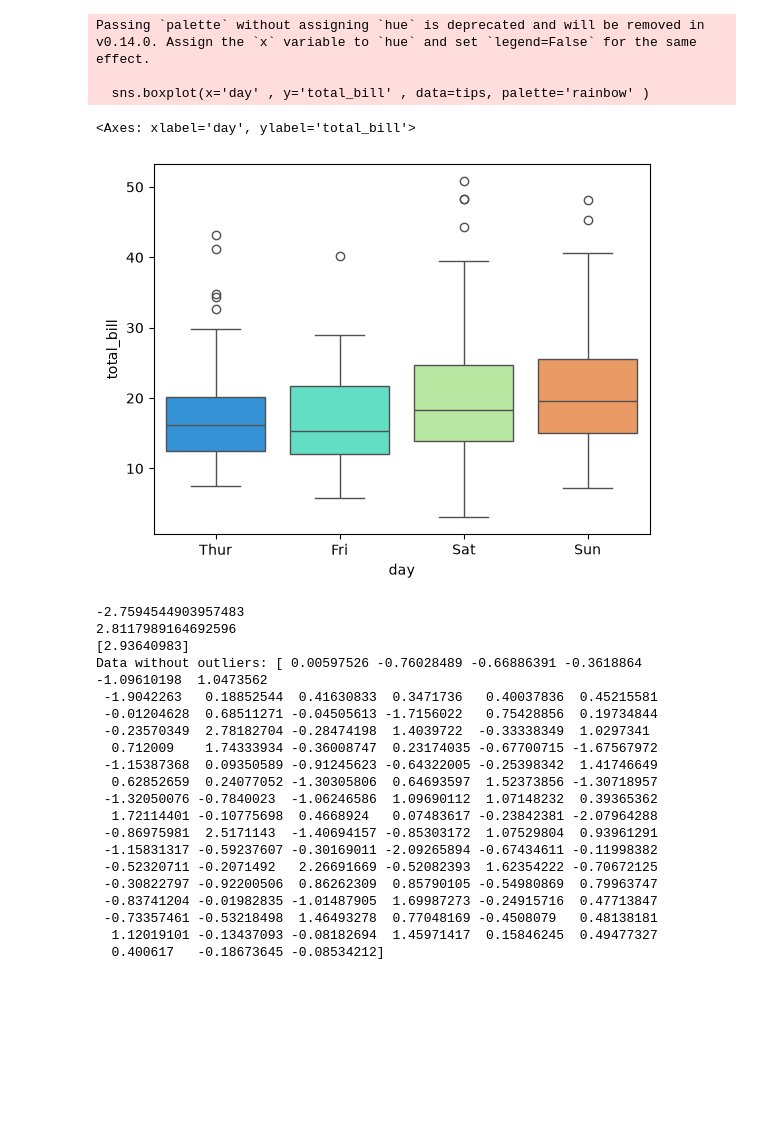
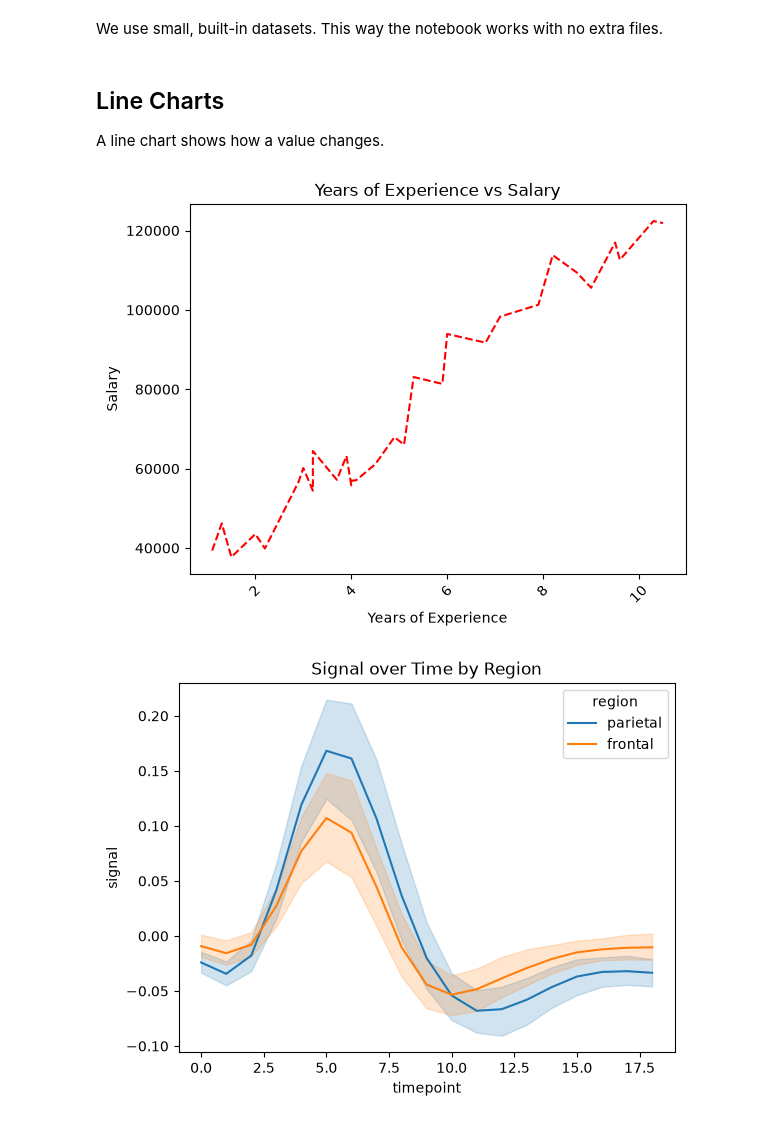
Before and after one commit to ahmed4mohamed4/machine_learning, a Jupyter notebook: 3_numpy_pandas_matplotlib/notebooks/matplotlib.ipynb, the cells around one changed output. Drawn from its saved outputs; the diff is of its cells as text; code cells hidden in the pictures; blank space fills up the shorter version.

```diff
--- a/3_numpy_pandas_matplotlib/notebooks/matplotlib.ipynb
+++ b/3_numpy_pandas_matplotlib/notebooks/matplotlib.ipynb
@@ -138,45 +12,33 @@ tips.head()
-# %%
-sns.boxplot(x='day' , y='total_bill' , data=tips, palette='rainbow' )
-# %% [output]
-Passing `palette` without assigning `hue` is deprecated and will be removed in v0.14.0. Assign the `x` variable to `hue` and set `legend=False` for the same effect.
-
-  sns.boxplot(x='day' , y='total_bill' , data=tips, palette='rainbow' )
-<Axes: xlabel='day', ylabel='total_bill'>
-[figure, removed]
-# %%
-df = np.random.normal(loc=0 , scale=1 , size=100)
-q1 , q3 = np.percentile(df , [25 , 75])
-IQR = q3 - q1
-lower_bound = q1 - (1.5 * IQR)
-upper_bound = q3 + (1.5 * IQR)
-outlier = (df < lower_bound) | (df > upper_bound)
-print(lower_bound)
-print(upper_bound)
-print(df[outlier])
-
-# Drop outliers — keep only values within bounds
-df_no_outliers = df[~outlier]  # ~ flips the boolean mask  ~gives the inverse — the values you want to keep.
-
-# Print cleaned data
-print("Data without outliers:", df_no_outliers)
-# %% [output]
--2.7594544903957483
-2.8117989164692596
-[2.93640983]
-Data without outliers: [ 0.00597526 -0.76028489 -0.66886391 -0.3618864  -1.09610198  1.0473562
- -1.9042263   0.18852544  0.41630833  0.3471736   0.40037836  0.45215581
- -0.01204628  0.68511271 -0.04505613 -1.7156022   0.75428856  0.19734844
- -0.23570349  2.78182704 -0.28474198  1.4039722  -0.33338349  1.0297341
-  0.712009    1.74333934 -0.36008747  0.23174035 -0.67700715 -1.67567972
- -1.15387368  0.09350589 -0.91245623 -0.64322005 -0.25398342  1.41746649
-  0.62852659  0.24077052 -1.30305806  0.64693597  1.52373856 -1.30718957
- -1.32050076 -0.7840023  -1.06246586  1.09690112  1.07148232  0.39365362
-  1.72114401 -0.10775698  0.4668924   0.07483617 -0.23842381 -2.07964288
- -0.86975981  2.5171143  -1.40694157 -0.85303172  1.07529804  0.93961291
- -1.15831317 -0.59237607 -0.30169011 -2.09265894 -0.67434611 -0.11998382
- -0.52320711 -0.2071492   2.26691669 -0.52082393  1.62354222 -0.70672125
- -0.30822797 -0.92200506  0.86262309  0.85790105 -0.54980869  0.79963747
- -0.83741204 -0.01982835 -1.01487905  1.69987273 -0.24915716  0.47713847
- -0.73357461 -0.53218498  1.46493278  0.77048169 -0.4508079   0.48138181
-  1.12019101 -0.13437093 -0.08182694  1.45971417  0.15846245  0.49477327
-  0.400617   -0.18673645 -0.08534212]
+# %% [markdown]
+We use small, built-in datasets.
+This way the notebook works with no extra files.
+# %%
+# Small salary dataset
+salary_df = pd.read_csv ("../data/salary_data.csv")
+
+# Load Seaborn's built-in datasets
+tips = sns.load_dataset ("tips")
+fmri = sns.load_dataset ("fmri")
+penguins = sns.load_dataset ("penguins")
+# %% [markdown]
+## Line Charts
+
+A line chart shows how a value changes.
+# %%
+### Line Plot (Matplotlib)
+plt.plot (salary_df ["YearsExperience"], salary_df ["Salary"], "r--")
+plt.xticks (rotation = 45)
+plt.title ("Years of Experience vs Salary")
+plt.xlabel ("Years of Experience")
+plt.ylabel ("Salary")
+plt.show ()
+# %% [output]
+[figure, added]
+# %%
+### Line Plot with Groups (Seaborn)
+# hue splits the lines by group
+sns.lineplot (data= fmri, x= "timepoint", y= "signal", hue= "region")
+plt.title ("Signal over Time by Region")
+plt.show ()
+# %% [output]
+[figure, added]
```
Also changed, not shown: parts of 48 cells of this notebook, 1 other file.
